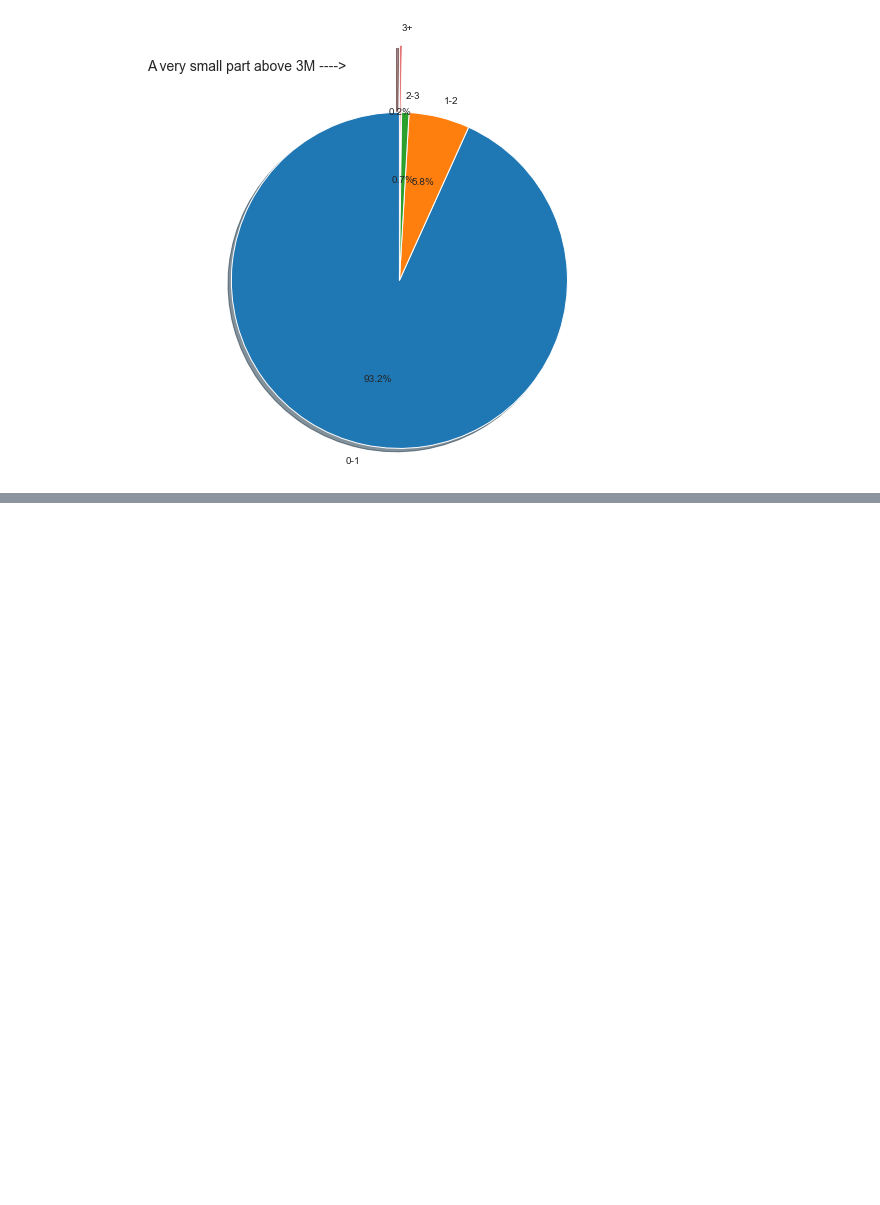
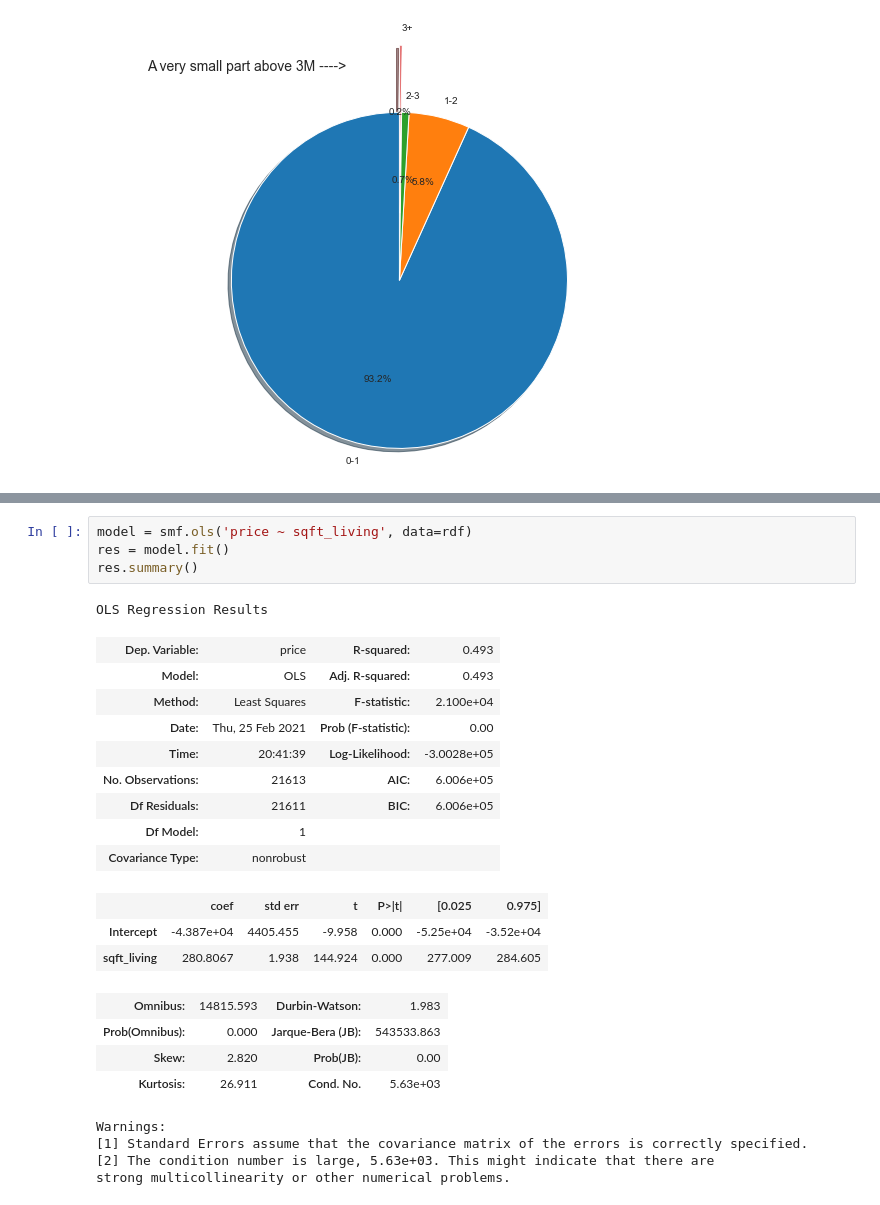
Before and after one commit to GabiDunaevsky/data-science-project, a Jupyter notebook: Notebook3.ipynb, the cells around one changed output, grey strips where cells are left out. Saved outputs shown, nothing was run; the diff lists cells and outputs as text; blank space fills up the shorter version.

```diff
--- a/Notebook3.ipynb
+++ b/Notebook3.ipynb
@@ -528,0 +635,26 @@ plt.show()
+# %%
+model = smf.ols('price ~ sqft_living', data=rdf)
+res = model.fit()
+res.summary()
+# %% [output]
+OLS Regression Results
+| Dep. Variable: | price | R-squared: | 0.493 |
+| Model: | OLS | Adj. R-squared: | 0.493 |
+| Method: | Least Squares | F-statistic: | 2.100e+04 |
+| Date: | Thu, 25 Feb 2021 | Prob (F-statistic): | 0.00 |
+| Time: | 20:41:39 | Log-Likelihood: | -3.0028e+05 |
+| No. Observations: | 21613 | AIC: | 6.006e+05 |
+| Df Residuals: | 21611 | BIC: | 6.006e+05 |
+| Df Model: | 1 |  |  |
+| Covariance Type: | nonrobust |  |  |
+|  | coef | std err | t | P>|t| | [0.025 | 0.975] |
+| Intercept | -4.387e+04 | 4405.455 | -9.958 | 0.000 | -5.25e+04 | -3.52e+04 |
+| sqft_living | 280.8067 | 1.938 | 144.924 | 0.000 | 277.009 | 284.605 |
+| Omnibus: | 14815.593 | Durbin-Watson: | 1.983 |
+| Prob(Omnibus): | 0.000 | Jarque-Bera (JB): | 543533.863 |
+| Skew: | 2.820 | Prob(JB): | 0.00 |
+| Kurtosis: | 26.911 | Cond. No. | 5.63e+03 |
+Warnings:
+[1] Standard Errors assume that the covariance matrix of the errors is correctly specified.
+[2] The condition number is large, 5.63e+03. This might indicate that there are
+strong multicollinearity or other numerical problems.
```
Also changed, not shown: parts of 11 cells of this notebook.
